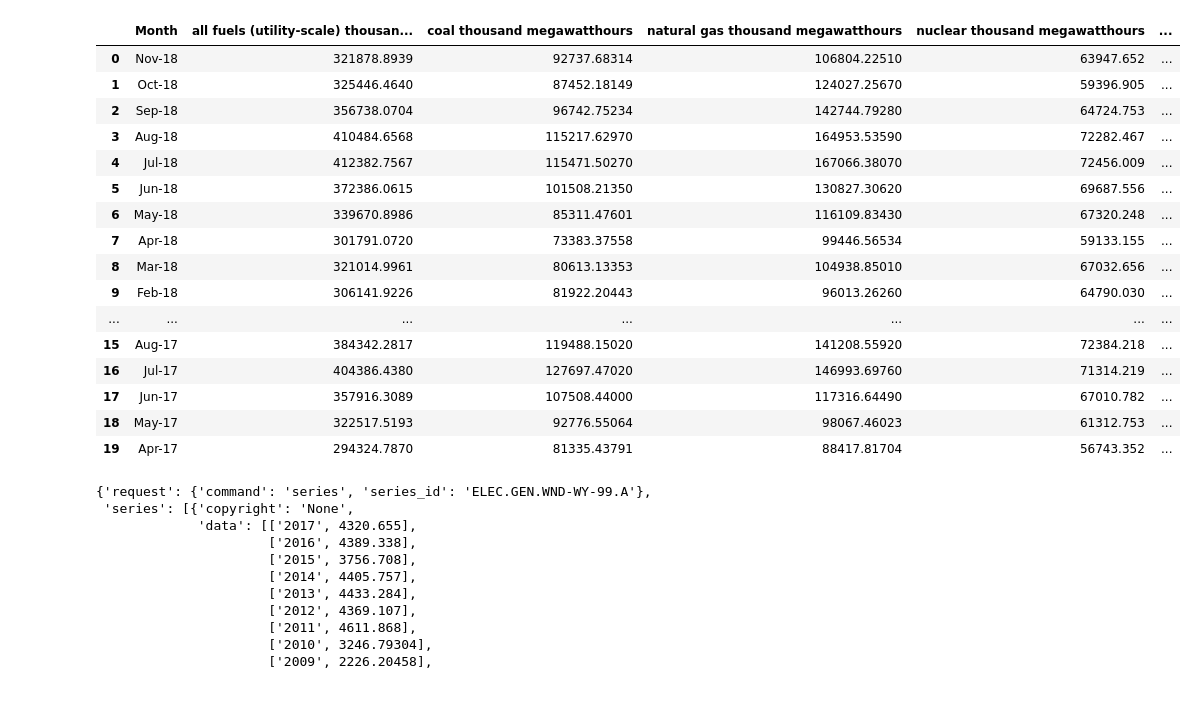
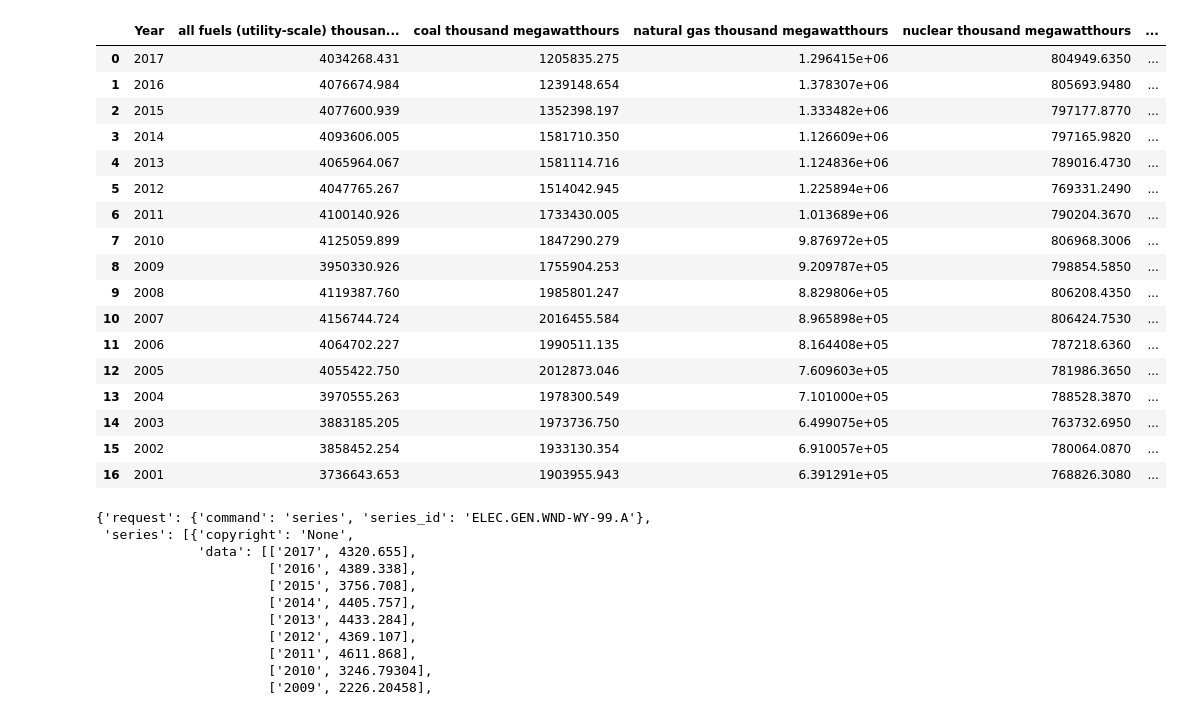
Before and after one commit to karikashah/ETL_EIA, a Jupyter notebook: scrape_EIA_data.ipynb, the cells around one changed output. Cells and saved outputs as stored; diff of their text form; code cells hidden in the pictures.

```diff
--- a/scrape_EIA_data.ipynb
+++ b/scrape_EIA_data.ipynb
@@ -7,28 +8,29 @@ import pandas as pd
 # %%
 # Datasource #1: Read CSV to get annual generation of Electricity in US all sectors
 
-filename = "./Resources/Net_generation_United_States_all_sectors_monthly.csv"
+filename = "./Resources/Net_generation_United_States_all_sectors_annual.csv"
 df_annual_allstates = pd.read_csv(filename)
 
 df_annual_allstates.head(20)
 # %% [output]
-|  | Month | all fuels (utility-scale) thousan... | coal thousand megawatthours | natural gas thousand megawatthours | nuclear thousand megawatthours | ... |
-| 0 | Nov-18 | 321878.8939 | 92737.68314 | 106804.22510 | 63947.652 | ... |
-| 1 | Oct-18 | 325446.4640 | 87452.18149 | 124027.25670 | 59396.905 | ... |
-| 2 | Sep-18 | 356738.0704 | 96742.75234 | 142744.79280 | 64724.753 | ... |
-| 3 | Aug-18 | 410484.6568 | 115217.62970 | 164953.53590 | 72282.467 | ... |
-| 4 | Jul-18 | 412382.7567 | 115471.50270 | 167066.38070 | 72456.009 | ... |
-| 5 | Jun-18 | 372386.0615 | 101508.21350 | 130827.30620 | 69687.556 | ... |
-| 6 | May-18 | 339670.8986 | 85311.47601 | 116109.83430 | 67320.248 | ... |
-| 7 | Apr-18 | 301791.0720 | 73383.37558 | 99446.56534 | 59133.155 | ... |
-| 8 | Mar-18 | 321014.9961 | 80613.13353 | 104938.85010 | 67032.656 | ... |
-| 9 | Feb-18 | 306141.9226 | 81922.20443 | 96013.26260 | 64790.030 | ... |
-| ... | ... | ... | ... | ... | ... | ... |
-| 15 | Aug-17 | 384342.2817 | 119488.15020 | 141208.55920 | 72384.218 | ... |
-| 16 | Jul-17 | 404386.4380 | 127697.47020 | 146993.69760 | 71314.219 | ... |
-| 17 | Jun-17 | 357916.3089 | 107508.44000 | 117316.64490 | 67010.782 | ... |
-| 18 | May-17 | 322517.5193 | 92776.55064 | 98067.46023 | 61312.753 | ... |
-| 19 | Apr-17 | 294324.7870 | 81335.43791 | 88417.81704 | 56743.352 | ... |
+|  | Year | all fuels (utility-scale) thousan... | coal thousand megawatthours | natural gas thousand megawatthours | nuclear thousand megawatthours | ... |
+| 0 | 2017 | 4034268.431 | 1205835.275 | 1.296415e+06 | 804949.6350 | ... |
+| 1 | 2016 | 4076674.984 | 1239148.654 | 1.378307e+06 | 805693.9480 | ... |
+| 2 | 2015 | 4077600.939 | 1352398.197 | 1.333482e+06 | 797177.8770 | ... |
+| 3 | 2014 | 4093606.005 | 1581710.350 | 1.126609e+06 | 797165.9820 | ... |
+| 4 | 2013 | 4065964.067 | 1581114.716 | 1.124836e+06 | 789016.4730 | ... |
+| 5 | 2012 | 4047765.267 | 1514042.945 | 1.225894e+06 | 769331.2490 | ... |
+| 6 | 2011 | 4100140.926 | 1733430.005 | 1.013689e+06 | 790204.3670 | ... |
+| 7 | 2010 | 4125059.899 | 1847290.279 | 9.876972e+05 | 806968.3006 | ... |
+| 8 | 2009 | 3950330.926 | 1755904.253 | 9.209787e+05 | 798854.5850 | ... |
+| 9 | 2008 | 4119387.760 | 1985801.247 | 8.829806e+05 | 806208.4350 | ... |
+| 10 | 2007 | 4156744.724 | 2016455.584 | 8.965898e+05 | 806424.7530 | ... |
+| 11 | 2006 | 4064702.227 | 1990511.135 | 8.164408e+05 | 787218.6360 | ... |
+| 12 | 2005 | 4055422.750 | 2012873.046 | 7.609603e+05 | 781986.3650 | ... |
+| 13 | 2004 | 3970555.263 | 1978300.549 | 7.101000e+05 | 788528.3870 | ... |
+| 14 | 2003 | 3883185.205 | 1973736.750 | 6.499075e+05 | 763732.6950 | ... |
+| 15 | 2002 | 3858452.254 | 1933130.354 | 6.910057e+05 | 780064.0870 | ... |
+| 16 | 2001 | 3736643.653 | 1903955.943 | 6.391291e+05 | 768826.3080 | ... |
 # %%
 # get EIA data using API key, returns a json object
 # print(EIA_APP_KEY)
```
Also changed, not shown: parts of 11 cells of this notebook, 1 other file.
